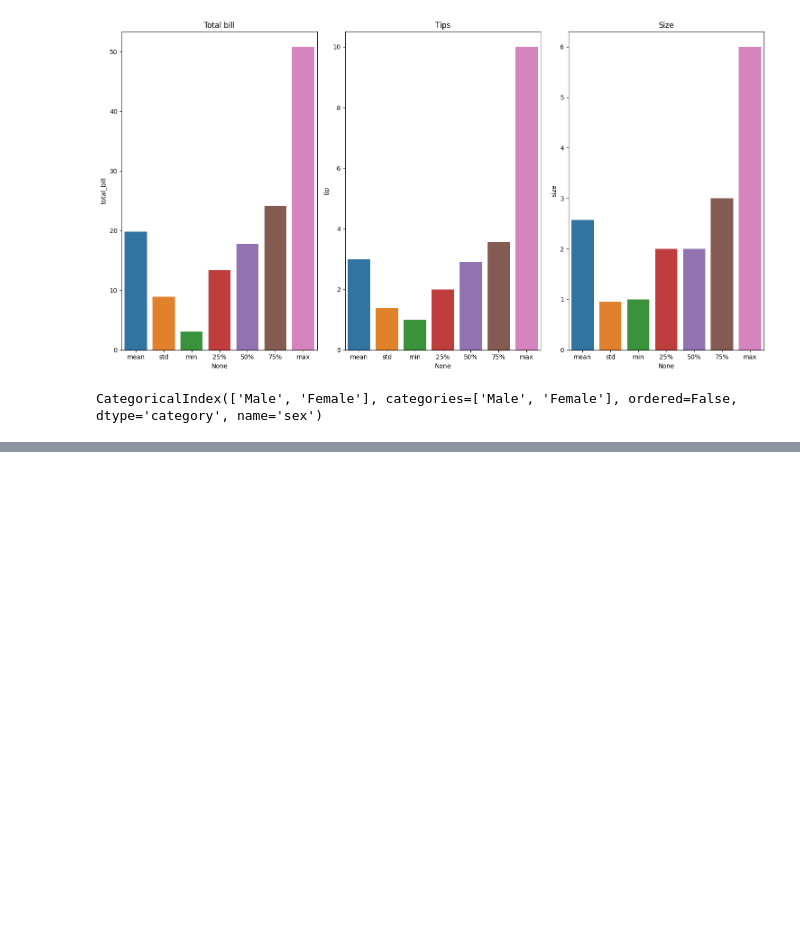
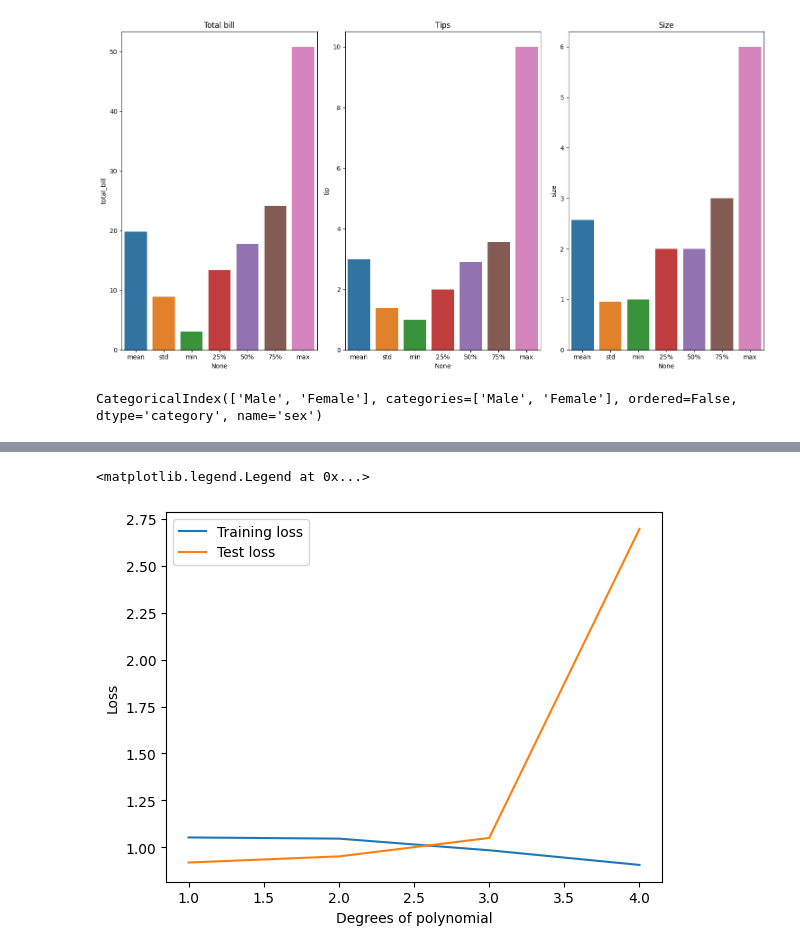
Before and after one commit to HanFredriksson/AI-plugg-filer-Hannes-Fredriksson, a Jupyter notebook: Maskininlärning/Uppgifter/E02_overfit_regularization.ipynb, the cells around one changed output, grey strips where cells are left out. Drawn from its saved outputs; the diff is of its cells as text; code cells hidden in the pictures; blank space fills up the shorter version.

```diff
--- a/Maskininlärning/Uppgifter/E02_overfit_regularization.ipynb
+++ b/Maskininlärning/Uppgifter/E02_overfit_regularization.ipynb
@@ -90,0 +152,50 @@ plt.tight_layout()
+# %%
+#3.
+
+poly_feature = PolynomialFeatures(degree=2)
+
+poly_feature.fit_transform(stdz_X_train)
+poly_X_train = poly_feature.transform(stdz_X_train)
+poly_X_test = poly_feature.transform(stdz_X_test)
+
+poly_feature.fit_transform(stdz_X_test)
+poly_X_test2 = poly_feature.transform(stdz_X_test)
+
+compare = poly_X_test == poly_X_test2
+comp_sum = compare.sum()
+
+print(f"Compare size: {compare.size}. Sum of compares: {comp_sum}. are they same size: {comp_sum == compare.size}")
+# %%
+#4)
+RMSE_train = []
+RMSE_test = []
+
+for i in range(1, 5):
+    poly_feature = PolynomialFeatures(degree=i, include_bias=False)
+    poly_X_train = poly_feature.fit_transform(stdz_X_train)
+    poly_X_test = poly_feature.transform(stdz_X_test)
+
+    linear_model = LinearRegression()
+    linear_model.fit(poly_X_train, y_train)
+    y_pred = linear_model.predict(poly_X_train)
+
+    RMSE = root_mean_squared_error(y_train, y_pred)
+
+    RMSE_train.append(RMSE)
+
+    linear_model = LinearRegression()
+    linear_model.fit(poly_X_train, y_train)
+    y_pred = linear_model.predict(poly_X_test)
+
+    RMSE = root_mean_squared_error(y_test, y_pred)
+    RMSE_test.append(RMSE)
+
+fig, ax = plt.subplots()
+ax.plot(range(1,5), RMSE_train, label="Training loss")
+ax.plot(range(1, 5), RMSE_test, label="Test loss")
+ax.set_xlabel("Degrees of polynomial")
+ax.set_ylabel("Loss")
+plt.legend()
+# %% [output]
+<matplotlib.legend.Legend at 0x...>
+[figure, added]
```
Also changed, not shown: parts of 6 cells of this notebook, 18 other files.
